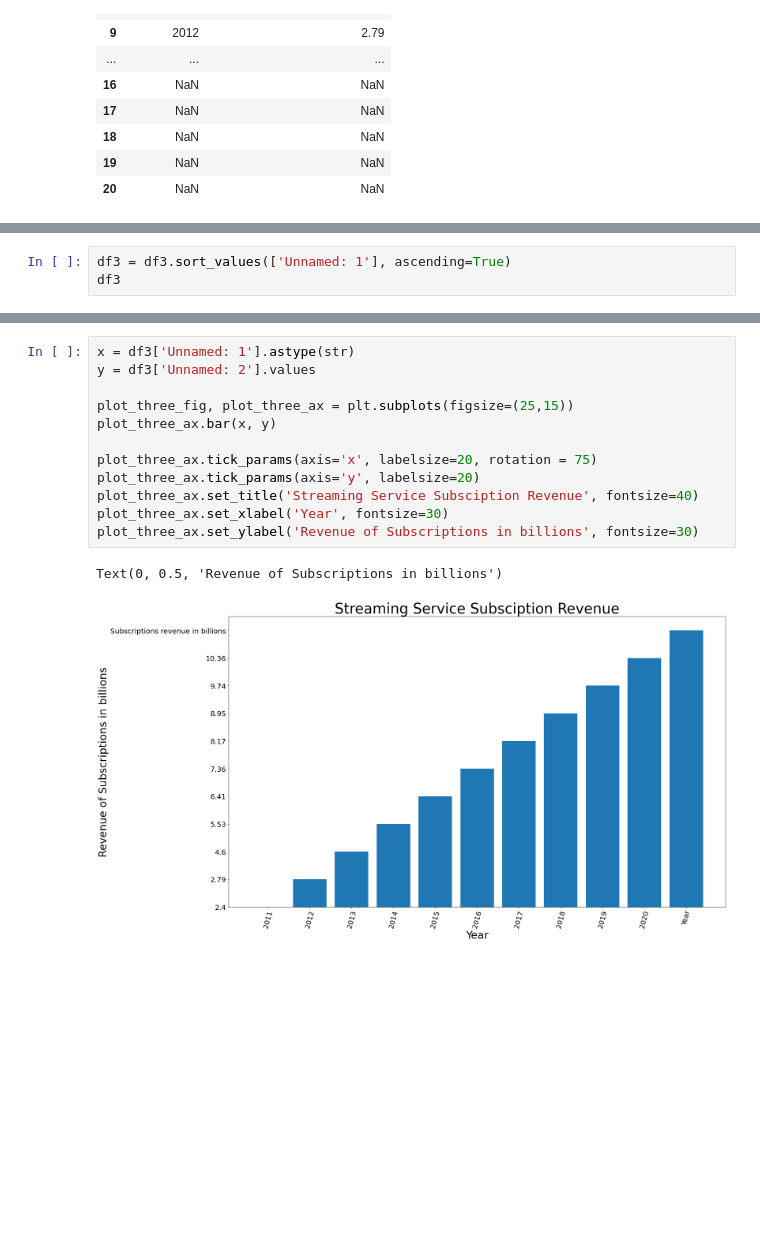
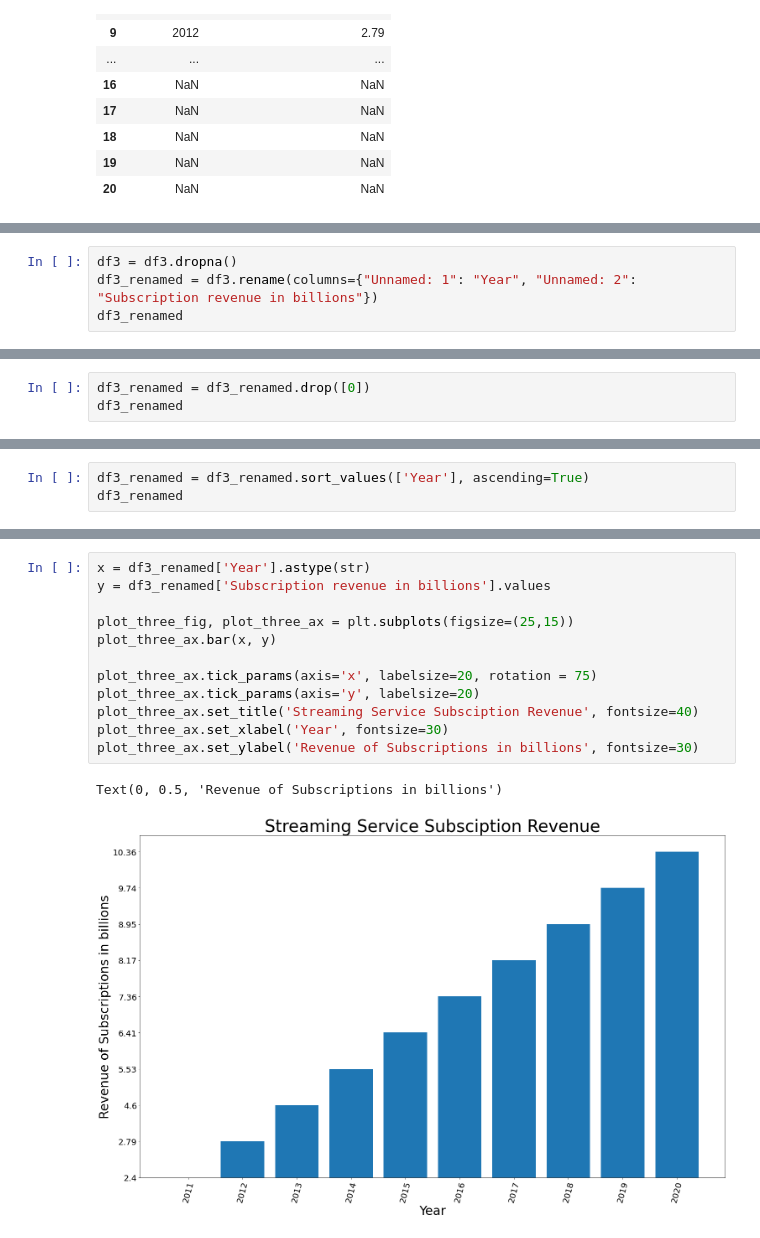
Before and after one commit to cclacey/microsoft_movie_analysis, a Jupyter notebook: create_sql_database.ipynb, the cells around one changed output, grey strips where cells are left out. Cells and saved outputs as stored; diff of their text form; blank space fills up the shorter version.

Commit message:
I created a new line plot with  the new data

```diff
--- a/create_sql_database.ipynb
+++ b/create_sql_database.ipynb
@@ -476,3 +459,0 @@ df3
-# %%
-df3 = df3.sort_values(['Unnamed: 1'], ascending=True)
-df3
@@ -491,0 +460,4 @@ df3
+# %%
+df3 = df3.dropna()
+df3_renamed = df3.rename(columns={"Unnamed: 1": "Year", "Unnamed: 2": "Subscription revenue in billions"})
+df3_renamed
@@ -491,0 +477,3 @@ df3
+# %%
+df3_renamed = df3_renamed.drop([0])
+df3_renamed
@@ -491,0 +492,3 @@ df3
+# %%
+df3_renamed = df3_renamed.sort_values(['Year'], ascending=True)
+df3_renamed
@@ -492,18 +507,18 @@ df3
 # %%
-x = df3['Unnamed: 1'].astype(str)
-y = df3['Unnamed: 2'].values
+x = df3_renamed['Year'].astype(str)
+y = df3_renamed['Subscription revenue in billions'].values
 
 plot_three_fig, plot_three_ax = plt.subplots(figsize=(25,15))
 plot_three_ax.bar(x, y)
 
 plot_three_ax.tick_params(axis='x', labelsize=20, rotation = 75)
 plot_three_ax.tick_params(axis='y', labelsize=20)
 plot_three_ax.set_title('Streaming Service Subsciption Revenue', fontsize=40)
 plot_three_ax.set_xlabel('Year', fontsize=30)
 plot_three_ax.set_ylabel('Revenue of Subscriptions in billions', fontsize=30)
 # %% [output]
 Text(0, 0.5, 'Revenue of Subscriptions in billions')
-[figure, old version]
+[figure, new version]
 # %%
 
 import matplotlib.pyplot as plt
```
Also changed, not shown: parts of 22 cells of this notebook, 1 other file.
